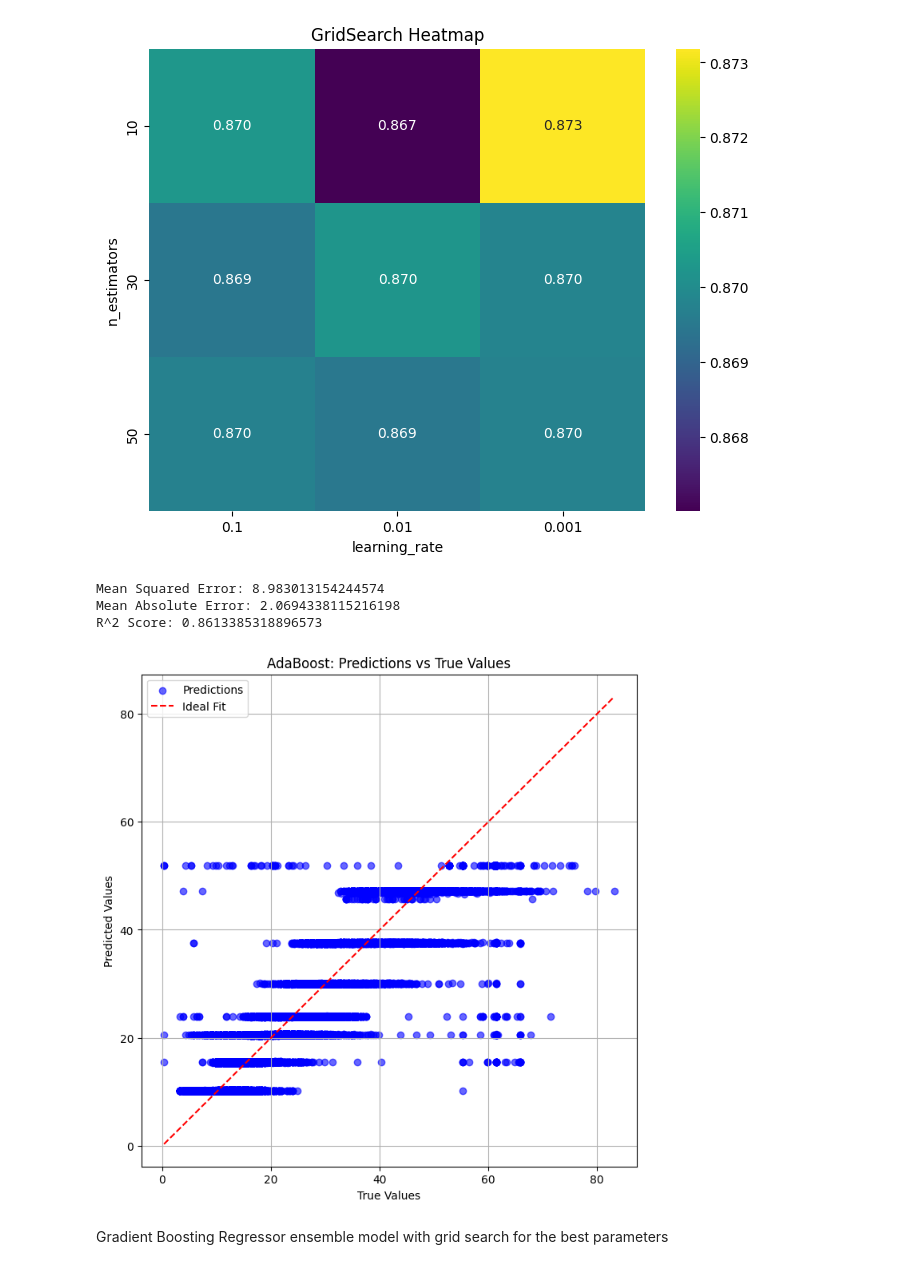
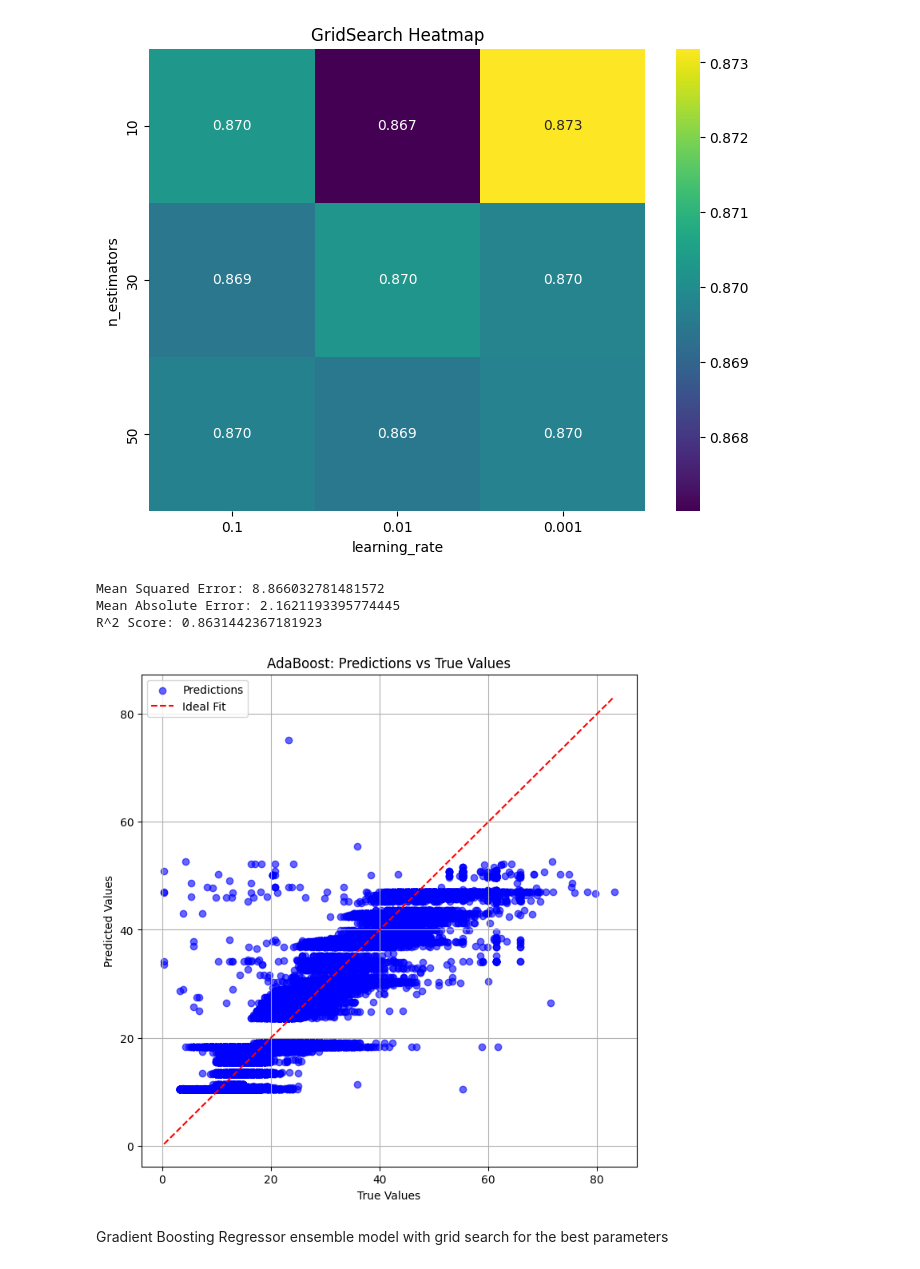
Before and after one commit to BrembillaNiccolo/MLFinalProjectUIC, a Jupyter notebook: Preprocessing3/EnsembleModels.ipynb, the cells around one changed output. Saved outputs shown, nothing was run; the diff lists cells and outputs as text; code cells hidden in the pictures.

```diff
--- a/Preprocessing3/EnsembleModels.ipynb
+++ b/Preprocessing3/EnsembleModels.ipynb
@@ -206,25 +206,25 @@ Best Parameters: {'learning_rate': 0.1, 'n_estimators': 50}
 Best R^2 Score: 0.8731830442452649
 [figure]
 # %%
-boosting_ada = AdaBoostRegressor(n_estimators=50, learning_rate=0.01, random_state=42)
+boosting_ada = AdaBoostRegressor(n_estimators=50, learning_rate=0.1, random_state=42)
 boosting_ada.fit(X_train, y_train)
 
 y_pred = boosting_ada.predict(X_test)
 
 mse_adaboost = mean_squared_error(y_test, y_pred)
 mae_adaboost = mean_absolute_error(y_test, y_pred)
 r2_adaboost = r2_score(y_test, y_pred)
 
 print("Mean Squared Error:", mse_adaboost)
 print("Mean Absolute Error:", mae_adaboost)
 print("R^2 Score:", r2_adaboost)
 
 plot_predictions_vs_true(y_test, y_pred, "AdaBoost")
 # %% [output]
-Mean Squared Error: 8.983013154244574
-Mean Absolute Error: 2.0694338115216198
-R^2 Score: 0.8613385318896573
+Mean Squared Error: 8.866032781481572
+Mean Absolute Error: 2.1621193395774445
+R^2 Score: 0.8631442367181923
-[figure, old version]
+[figure, new version]
 # %% [markdown]
 Gradient Boosting Regressor ensemble model with grid search for the best parameters
 # %%
```
Also changed, not shown: parts of 3 cells of this notebook.
